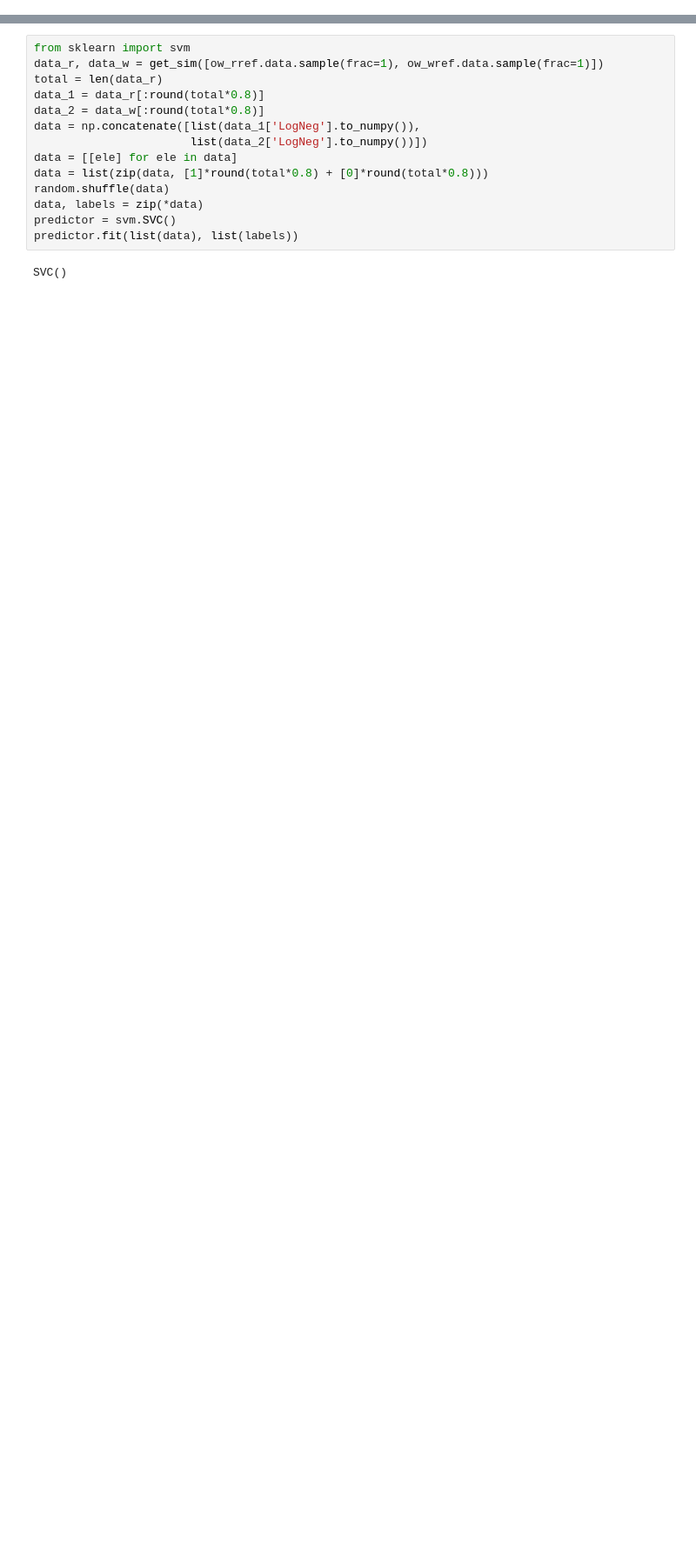
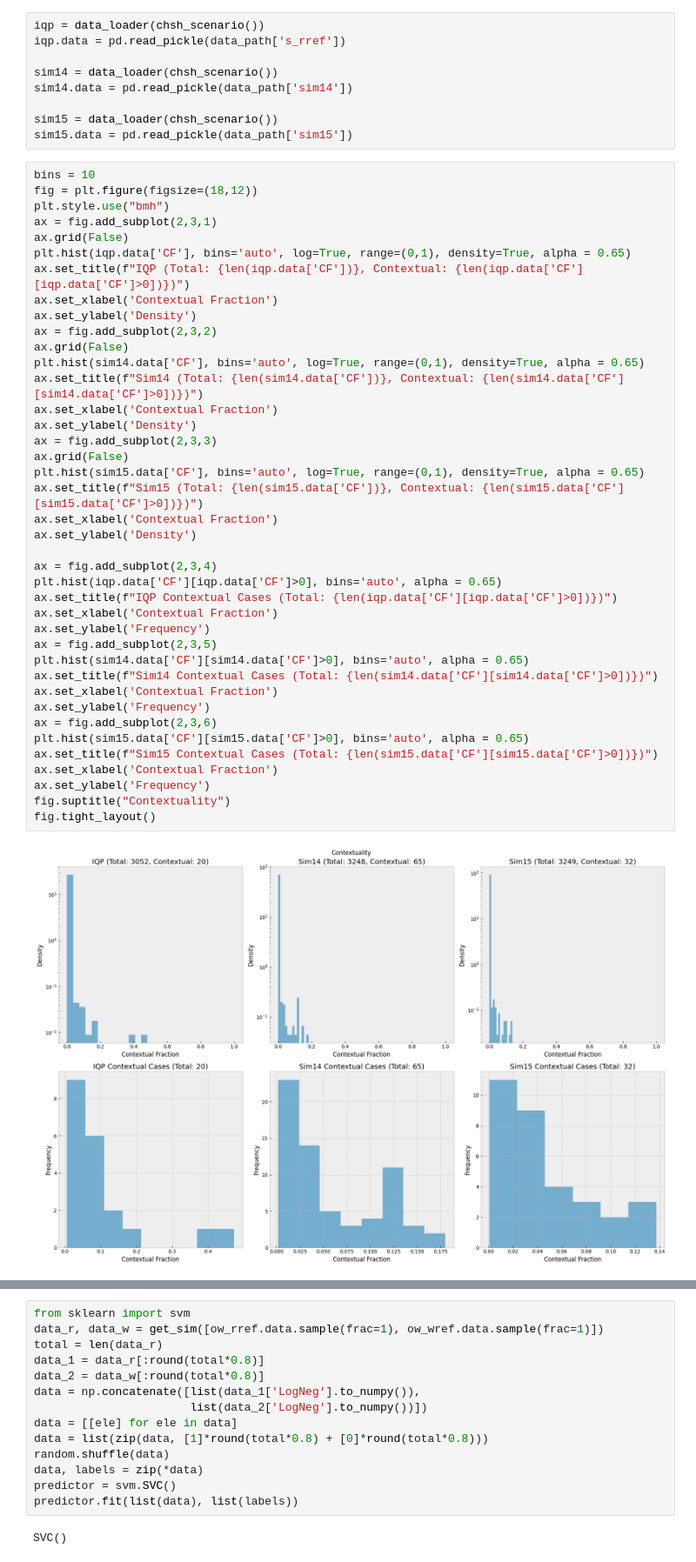
Before and after one commit to TilenLS/qnlp, a Jupyter notebook: main.ipynb, the cells around one changed output, grey strips where cells are left out. Shown at 87% size. Saved outputs shown, nothing was run; the diff lists cells and outputs as text; blank space fills up the shorter version.

```diff
--- a/main.ipynb
+++ b/main.ipynb
@@ -83,0 +14,51 @@ s_nref.load_data(data_path['s_nref'])
+# %%
+iqp = data_loader(chsh_scenario())
+iqp.data = pd.read_pickle(data_path['s_rref'])
+
+sim14 = data_loader(chsh_scenario())
+sim14.data = pd.read_pickle(data_path['sim14'])
+
+sim15 = data_loader(chsh_scenario())
+sim15.data = pd.read_pickle(data_path['sim15'])
+# %%
+bins = 10
+fig = plt.figure(figsize=(18,12))
+plt.style.use("bmh")
+ax = fig.add_subplot(2,3,1)
+ax.grid(False)
+plt.hist(iqp.data['CF'], bins='auto', log=True, range=(0,1), density=True, alpha = 0.65)
+ax.set_title(f"IQP (Total: {len(iqp.data['CF'])}, Contextual: {len(iqp.data['CF'][iqp.data['CF']>0])})")
+ax.set_xlabel('Contextual Fraction')
+ax.set_ylabel('Density')
+ax = fig.add_subplot(2,3,2)
+ax.grid(False)
+plt.hist(sim14.data['CF'], bins='auto', log=True, range=(0,1), density=True, alpha = 0.65)
+ax.set_title(f"Sim14 (Total: {len(sim14.data['CF'])}, Contextual: {len(sim14.data['CF'][sim14.data['CF']>0])})")
+ax.set_xlabel('Contextual Fraction')
+ax.set_ylabel('Density')
+ax = fig.add_subplot(2,3,3)
+ax.grid(False)
+plt.hist(sim15.data['CF'], bins='auto', log=True, range=(0,1), density=True, alpha = 0.65)
+ax.set_title(f"Sim15 (Total: {len(sim15.data['CF'])}, Contextual: {len(sim15.data['CF'][sim15.data['CF']>0])})")
+ax.set_xlabel('Contextual Fraction')
+ax.set_ylabel('Density')
+
+ax = fig.add_subplot(2,3,4)
+plt.hist(iqp.data['CF'][iqp.data['CF']>0], bins='auto', alpha = 0.65)
+ax.set_title(f"IQP Contextual Cases (Total: {len(iqp.data['CF'][iqp.data['CF']>0])})")
+ax.set_xlabel('Contextual Fraction')
+ax.set_ylabel('Frequency')
+ax = fig.add_subplot(2,3,5)
+plt.hist(sim14.data['CF'][sim14.data['CF']>0], bins='auto', alpha = 0.65)
+ax.set_title(f"Sim14 Contextual Cases (Total: {len(sim14.data['CF'][sim14.data['CF']>0])})")
+ax.set_xlabel('Contextual Fraction')
+ax.set_ylabel('Frequency')
+ax = fig.add_subplot(2,3,6)
+plt.hist(sim15.data['CF'][sim15.data['CF']>0], bins='auto', alpha = 0.65)
+ax.set_title(f"Sim15 Contextual Cases (Total: {len(sim15.data['CF'][sim15.data['CF']>0])})")
+ax.set_xlabel('Contextual Fraction')
+ax.set_ylabel('Frequency')
+fig.suptitle("Contextuality")
+fig.tight_layout()
+# %% [output]
+[figure, added]
```
Also changed, not shown: parts of 12 cells of this notebook, 32 other files.
